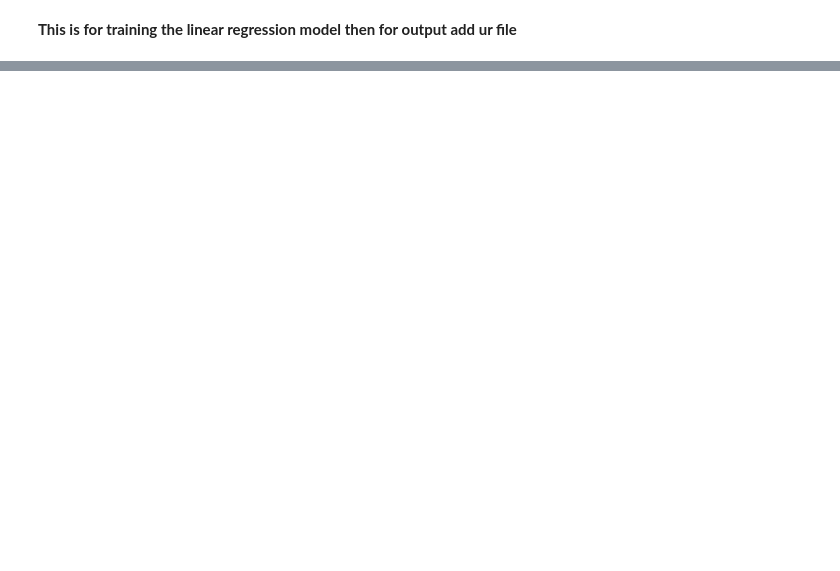
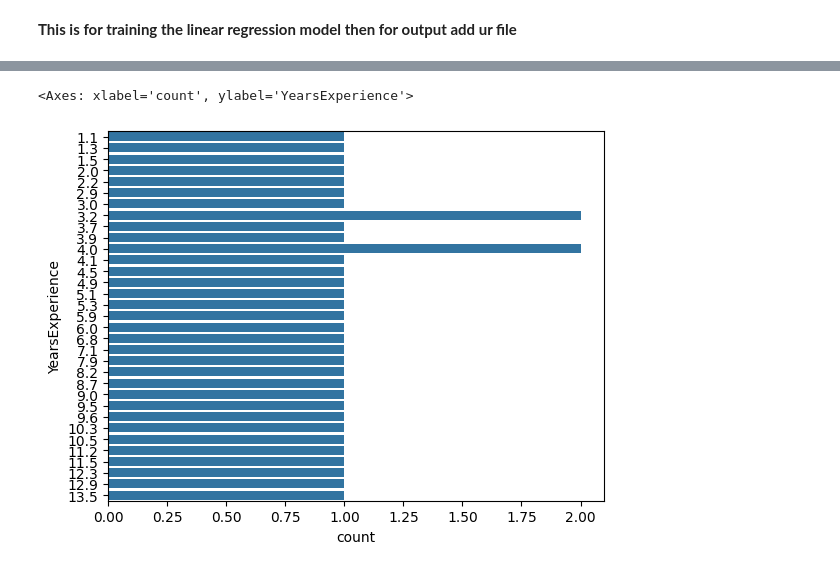
Before and after one commit to snehaaraj27/Machine_learning_models, a Jupyter notebook: Linear_Regression.ipynb, the cells around one changed output, grey strips where cells are left out. Saved outputs shown, nothing was run; the diff lists cells and outputs as text; code cells hidden in the pictures; blank space fills up the shorter version.

```diff
--- a/Linear_Regression.ipynb
+++ b/Linear_Regression.ipynb
@@ -134,0 +143,4 @@ r2_score(y_train_dense, y_pred) #if the output in 91 and above is the valide mod
+# %%
+salary_data=pd.read_csv("/content/Salary.csv")
+X = company.iloc[:,:-1].values  #(except the last row)
+y = company.iloc[:,:1].values
@@ -134,0 +171,5 @@ r2_score(y_train_dense, y_pred) #if the output in 91 and above is the valide mod
+# %%
+sns.countplot(y='YearsExperience', data=salary_data)
+# %% [output]
+<Axes: xlabel='count', ylabel='YearsExperience'>
+[figure, added]
```
Also changed, not shown: parts of 15 cells of this notebook.
